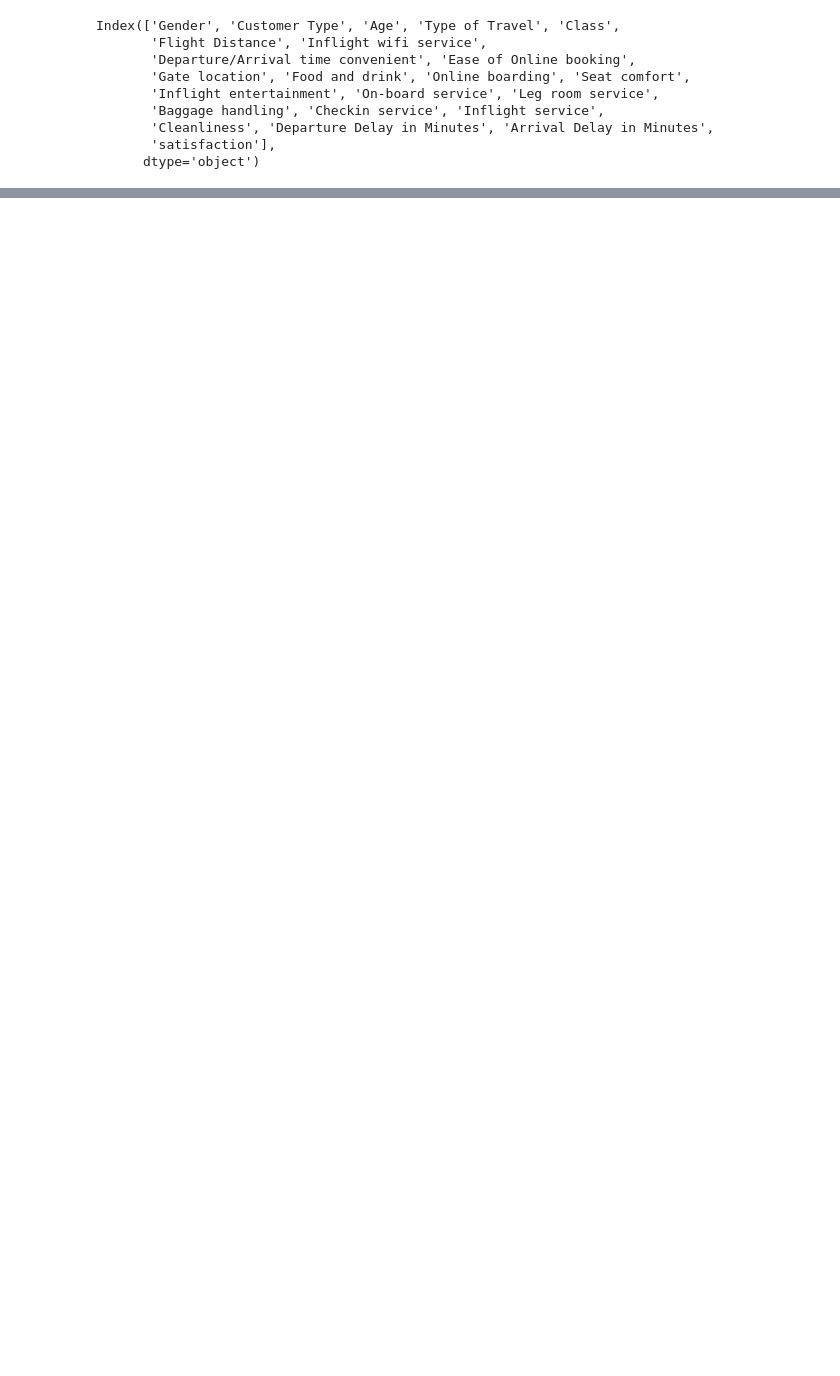
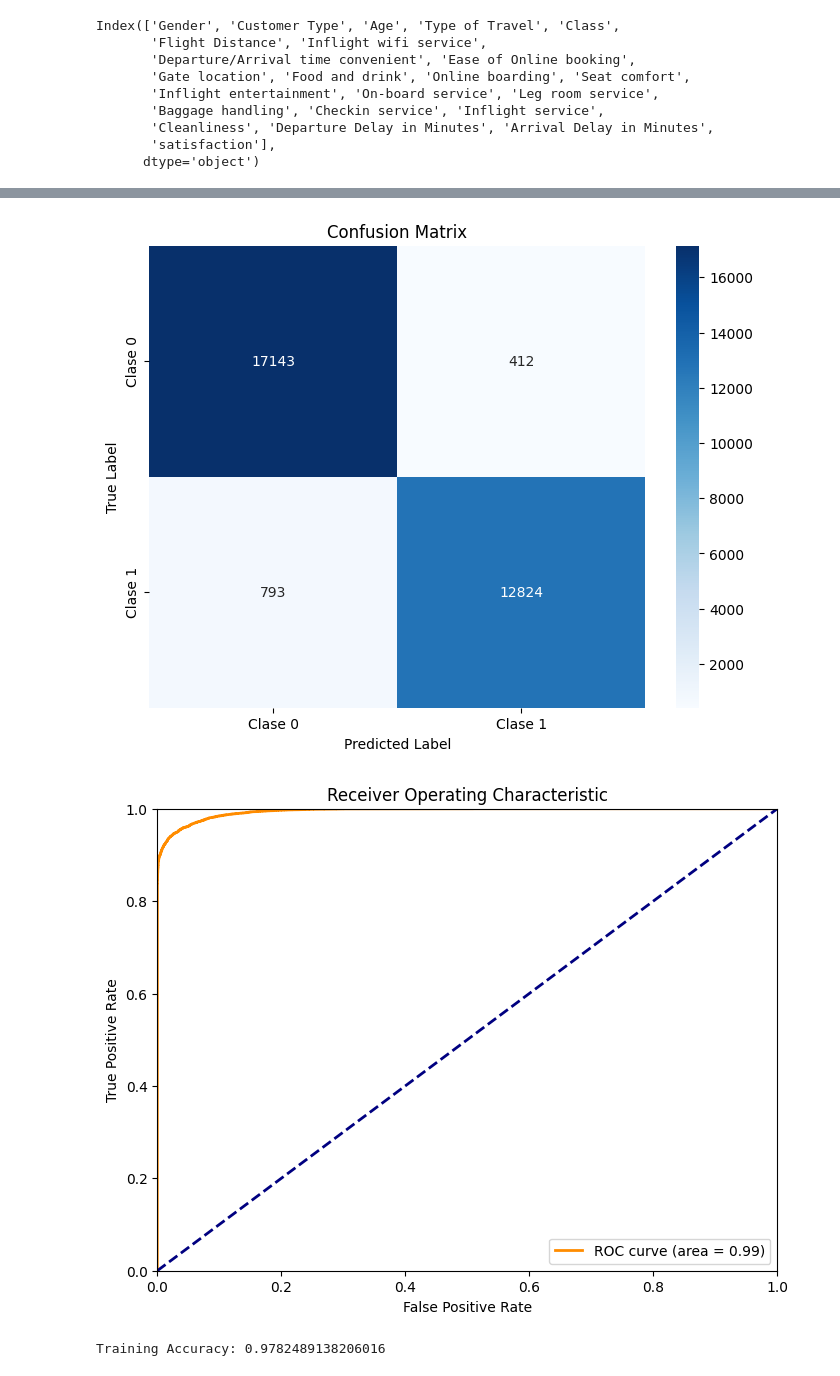
Before and after one commit to AndreaMoraledaBlanco/ML-Grupo5, a Jupyter notebook: EDA.ipynb, the cells around one changed output, grey strips where cells are left out. Saved outputs shown, nothing was run; the diff lists cells and outputs as text; code cells hidden in the pictures; blank space fills up the shorter version.

Commit message:
XGBoost

```diff
--- a/EDA.ipynb
+++ b/EDA.ipynb
@@ -504,0 +507,79 @@ Variable: Arrival Delay in Minutes, Coeficiente: -0.3230
+# %%
+import xgboost as xgb
+from sklearn.model_selection import train_test_split
+
+X = airline_df_imp_noid.drop(columns = ['satisfaction'])
+y = airline_df_imp_noid['satisfaction']
+
+
+X_train, X_test, y_train, y_test = train_test_split(X, y, test_size=0.3, random_state=42)
+
+eval_set = [(X_train, y_train), (X_test, y_test)]
+model = xgb.XGBClassifier(eval_metric="logloss")
+
+model.fit(X_train, y_train, eval_set=eval_set, verbose=False)
+
+results = model.evals_result()
+
+y_pred = model.predict(X_test)
+
+
+# Matriz de confusión
+cm = confusion_matrix(y_test, y_pred)
+
+# Visualizar la matriz de confusión
+plt.figure(figsize=(8,6))
+sns.heatmap(cm, annot=True, fmt="d", cmap="Blues", xticklabels=["Clase 0", "Clase 1"], yticklabels=["Clase 0", "Clase 1"])
+plt.xlabel('Predicted Label')
+plt.ylabel('True Label')
+plt.title('Confusion Matrix')
+plt.show()
+
+# Curva ROC
+y_prob = model.predict_proba(X_test)[:, 1]
+fpr, tpr, thresholds = roc_curve(y_test, y_prob)
+roc_auc = auc(fpr, tpr)
+
+# Graficar la curva ROC
+plt.figure(figsize=(8,6))
+plt.plot(fpr, tpr, color='darkorange', lw=2, label=f'ROC curve (area = {roc_auc:.2f})')
+plt.plot([0, 1], [0, 1], color='navy', lw=2, linestyle='--')
+plt.xlim([0.0, 1.0])
+plt.ylim([0.0, 1.0])
+plt.xlabel('False Positive Rate')
+plt.ylabel('True Positive Rate')
+plt.title('Receiver Operating Characteristic')
+plt.legend(loc="lower right")
+plt.show()
+
+# Overfitting
+
+train_accuracy = model.score(X_train, y_train)
+print(f"Training Accuracy: {train_accuracy}")
+
+epochs = len(results['validation_0']['logloss'])
+x_axis = range(0, epochs)
+
+plt.figure(figsize=(10, 6))
+plt.plot(x_axis, results['validation_0']['logloss'], label='Train')
+plt.plot(x_axis, results['validation_1']['logloss'], label='Test')
+plt.legend(loc='upper right')
+plt.xlabel('Number of Trees')
+plt.ylabel('Log Loss')
+plt.title('XGBoost Log Loss')
+plt.show()
+
+if train_accuracy > test_accuracy + 0.05:  # Fijamos un 5% que es lo solicitado en el briefing
+    print("El modelo podría estar sobreajustado (overfitting).")
+else:
+    print("El modelo parece tener un buen ajuste.")
+
+# Precisión en el conjunto de prueba
+test_accuracy = accuracy_score(y_test, y_pred)
+print(f"Test Accuracy: {test_accuracy}")
+
+# Evaluar si hay overfitting
+# %% [output]
+[figure, added]
+[figure, added]
+Training Accuracy: 0.9782489138206016
```
Also changed, not shown: parts of 14 cells of this notebook, 2 other files.
